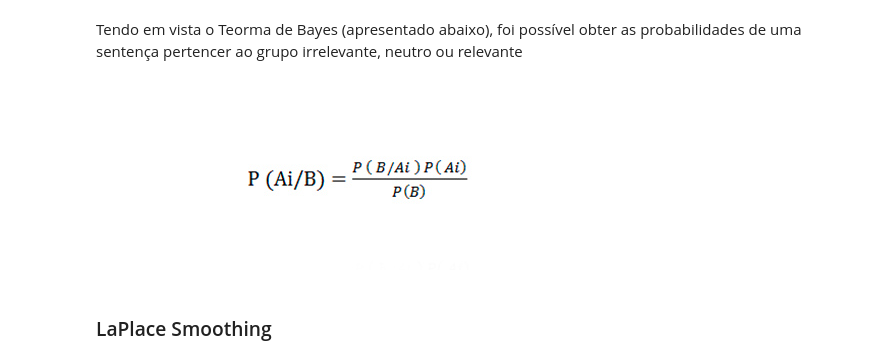
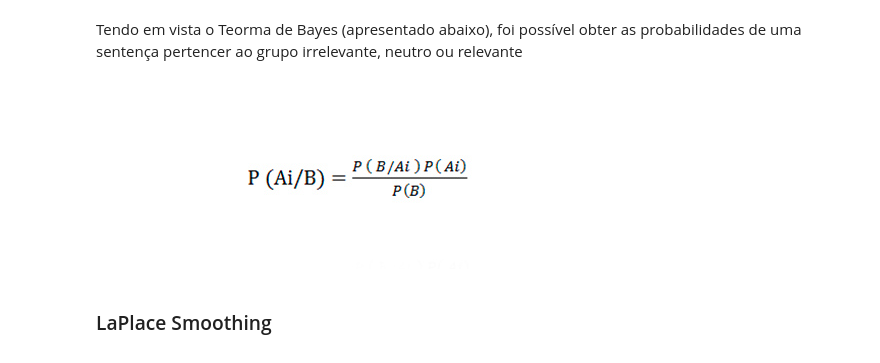
Before and after one commit to LuisFilipeMLoureiro/Machine-Learning-analise-de-sentimentos-sobre-Golf-VW, a Jupyter notebook: Projeto2_layout.ipynb, the cells around one changed output. Saved outputs shown, nothing was run; the diff lists cells and outputs as text; code cells hidden in the pictures.

```diff
--- a/Projeto2_layout.ipynb
+++ b/Projeto2_layout.ipynb
@@ -204,8 +207,10 @@ ___
 ### Criando o  Classificador Naive-Bayes
 # %% [markdown]
 Tendo em vista o Teorma de Bayes (apresentado abaixo), foi possível obter as probabilidades de uma sentença pertencer ao grupo irrelevante, neutro ou relevante
-# %% [markdown]
-![formula_Bayes.jpg](attachment:formula_Bayes.jpg)
+# %%
+Image("img/formula_Bayes.jpg")
+# %% [output]
+[figure, added]
 # %%
 teste=[]
 
```
Also changed, not shown: parts of 4 cells of this notebook, 3 other files.
